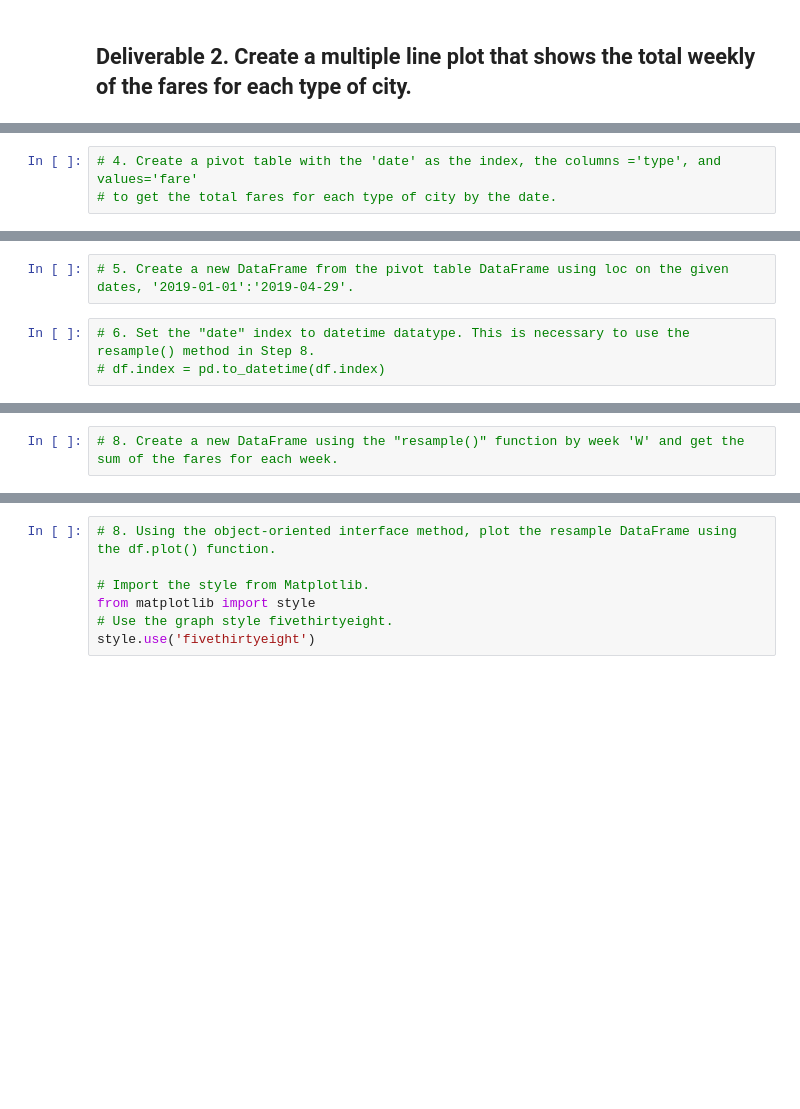
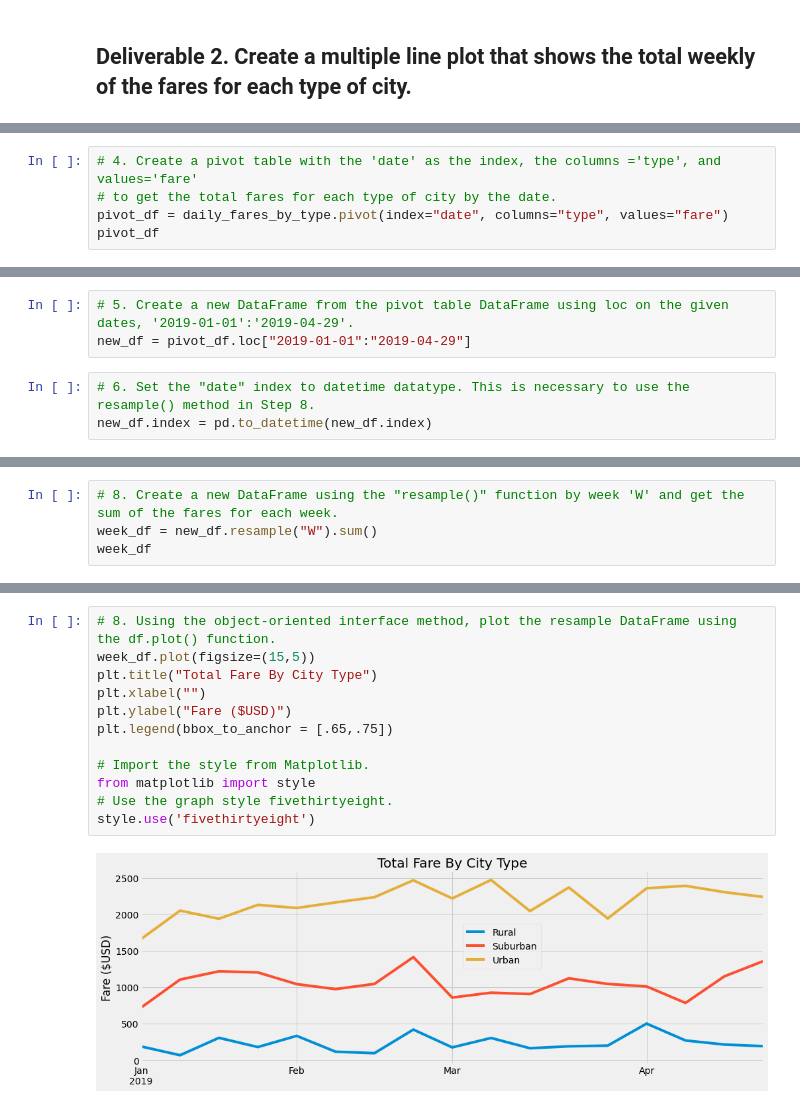
Before and after one commit to linzmacd/PyBer_Analysis, a Jupyter notebook: PyBer_Challenge.ipynb, the cells around one changed output, grey strips where cells are left out. Saved outputs shown, nothing was run; the diff lists cells and outputs as text; blank space fills up the shorter version.

```diff
--- a/PyBer_Challenge.ipynb
+++ b/PyBer_Challenge.ipynb
@@ -134,3 +182,5 @@ pyber_summary_df
 # %%
 # 4. Create a pivot table with the 'date' as the index, the columns ='type', and values='fare'
 # to get the total fares for each type of city by the date.
+pivot_df = daily_fares_by_type.pivot(index="date", columns="type", values="fare")
+pivot_df
@@ -137,7 +202,8 @@ pyber_summary_df
 # %%
 # 5. Create a new DataFrame from the pivot table DataFrame using loc on the given dates, '2019-01-01':'2019-04-29'.
+new_df = pivot_df.loc["2019-01-01":"2019-04-29"]
 # %%
 # 6. Set the "date" index to datetime datatype. This is necessary to use the resample() method in Step 8.
-# df.index = pd.to_datetime(df.index)
+new_df.index = pd.to_datetime(new_df.index)
 # %%
 # 7. Check that the datatype for the index is datetime using df.info()
@@ -144,2 +222,4 @@ pyber_summary_df
 # %%
 # 8. Create a new DataFrame using the "resample()" function by week 'W' and get the sum of the fares for each week.
+week_df = new_df.resample("W").sum()
+week_df
@@ -146,7 +246,14 @@ pyber_summary_df
 # %%
 # 8. Using the object-oriented interface method, plot the resample DataFrame using the df.plot() function.
+week_df.plot(figsize=(15,5))
+plt.title("Total Fare By City Type")
+plt.xlabel("")
+plt.ylabel("Fare ($USD)")
+plt.legend(bbox_to_anchor = [.65,.75])
 
 # Import the style from Matplotlib.
 from matplotlib import style
 # Use the graph style fivethirtyeight.
 style.use('fivethirtyeight')
+# %% [output]
+[figure, added]
```
Also changed, not shown: parts of 6 cells of this notebook.
